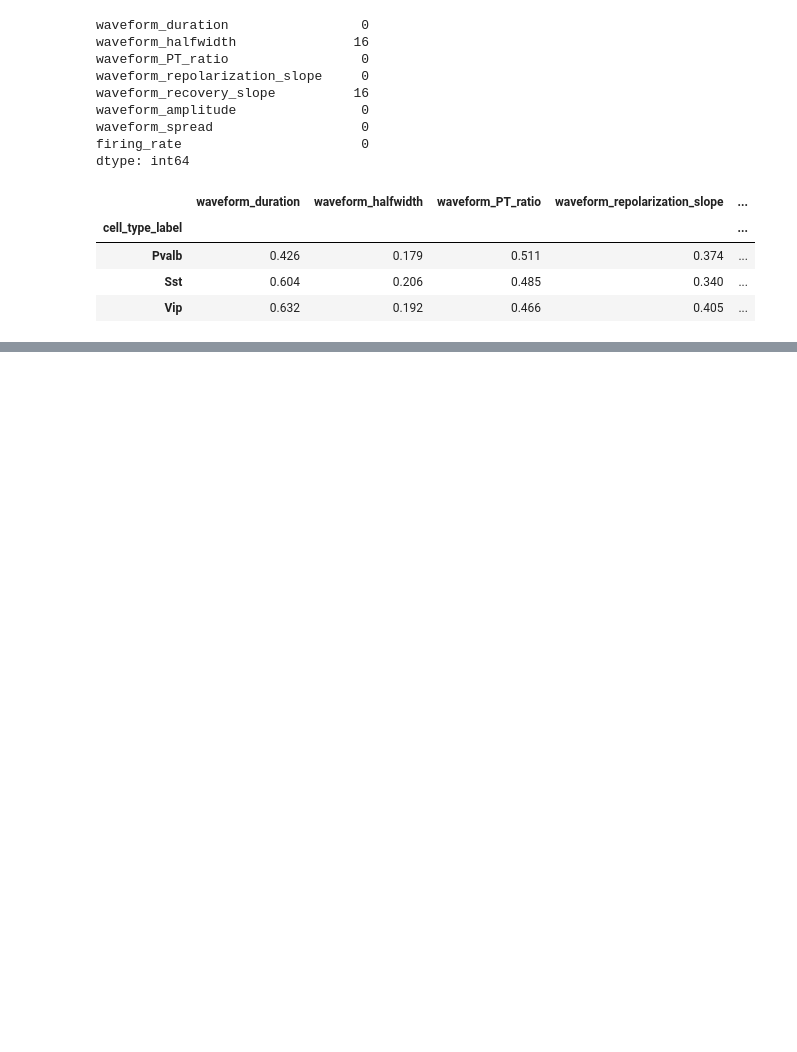
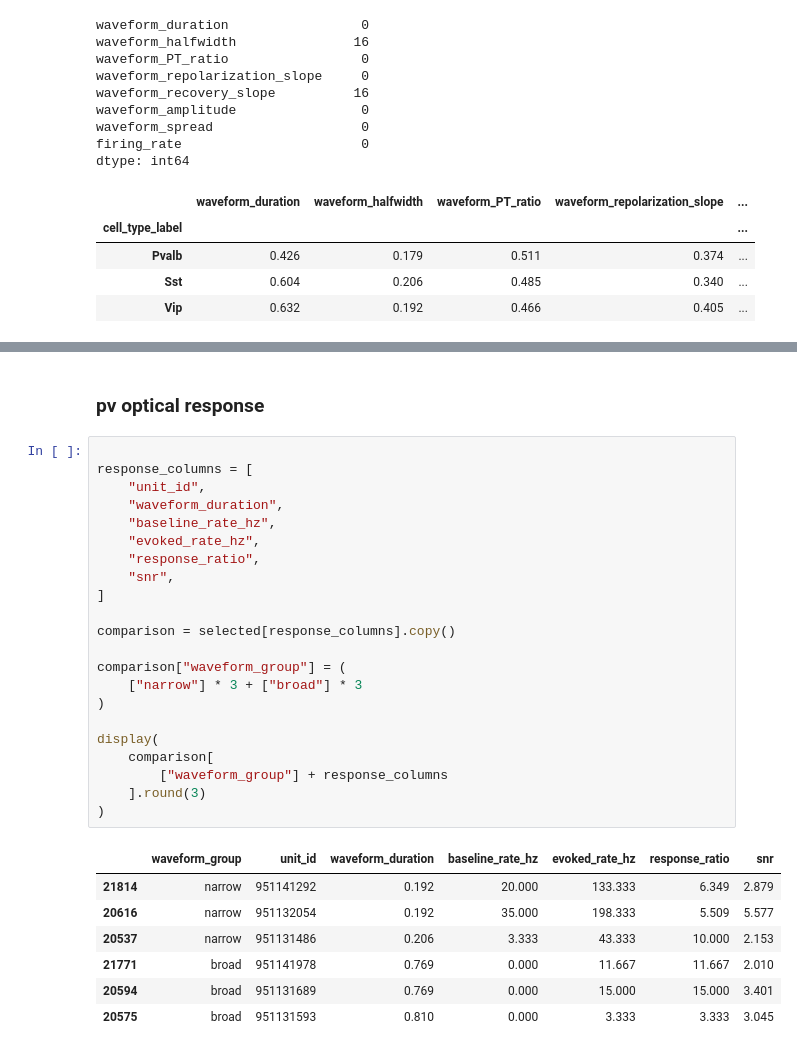
Before and after one commit to KeanuVentura/spikes2slope, a Jupyter notebook: waveform.ipynb, the cells around one changed output, grey strips where cells are left out. Drawn from its saved outputs; the diff is of its cells as text; blank space fills up the shorter version.

```diff
--- a/waveform.ipynb
+++ b/waveform.ipynb
@@ -149,0 +291,32 @@ dtype: int64
+# %% [markdown]
+### pv optical response
+# %%
+
+response_columns = [
+    "unit_id",
+    "waveform_duration",
+    "baseline_rate_hz",
+    "evoked_rate_hz",
+    "response_ratio",
+    "snr",
+]
+
+comparison = selected[response_columns].copy()
+
+comparison["waveform_group"] = (
+    ["narrow"] * 3 + ["broad"] * 3
+)
+
+display(
+    comparison[
+        ["waveform_group"] + response_columns
+    ].round(3)
+)
+# %% [output]
+|  | waveform_group | unit_id | waveform_duration | baseline_rate_hz | evoked_rate_hz | response_ratio | snr |
+| 21814 | narrow | 951141292 | 0.192 | 20.000 | 133.333 | 6.349 | 2.879 |
+| 20616 | narrow | 951132054 | 0.192 | 35.000 | 198.333 | 5.509 | 5.577 |
+| 20537 | narrow | 951131486 | 0.206 | 3.333 | 43.333 | 10.000 | 2.153 |
+| 21771 | broad | 951141978 | 0.769 | 0.000 | 11.667 | 11.667 | 2.010 |
+| 20594 | broad | 951131689 | 0.769 | 0.000 | 15.000 | 15.000 | 3.401 |
+| 20575 | broad | 951131593 | 0.810 | 0.000 | 3.333 | 3.333 | 3.045 |
```
Also changed, not shown: parts of 9 cells of this notebook.
